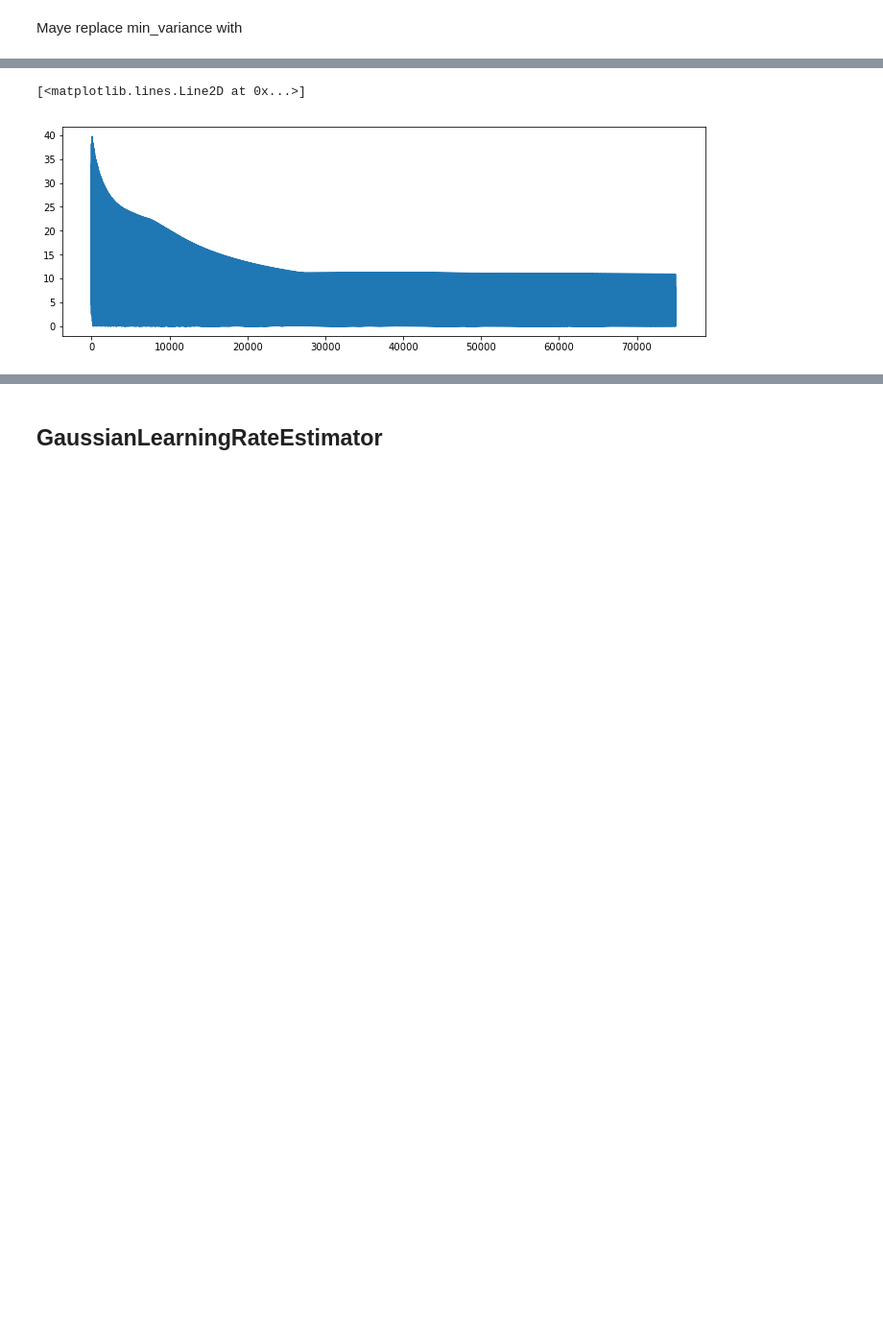
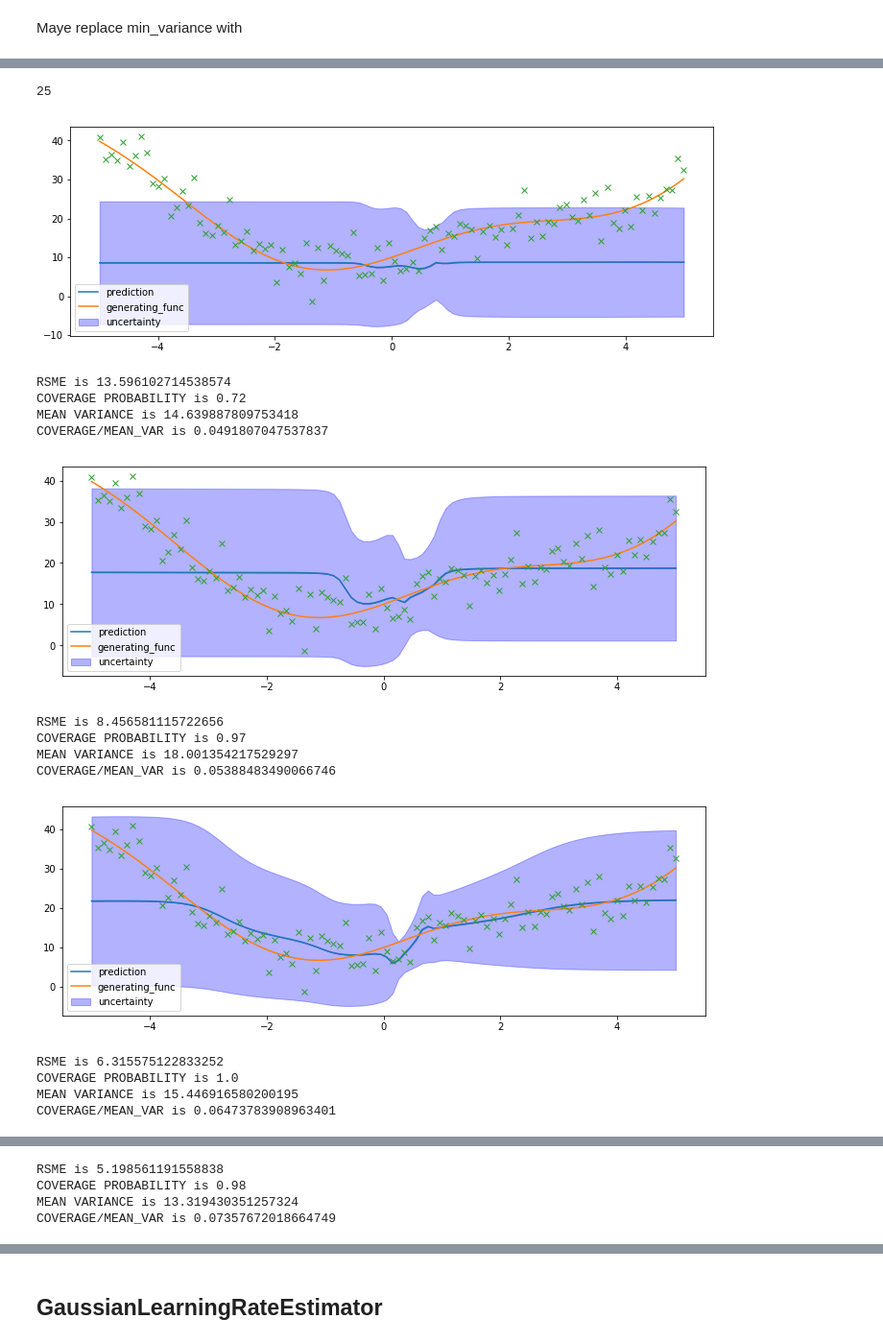
Before and after one commit to wooohoooo/Master-Thesis, a Jupyter notebook: Estimators_elaborate.ipynb, the cells around one changed output, grey strips where cells are left out. Shown at 96% size. Saved outputs shown, nothing was run; the diff lists cells and outputs as text; code cells hidden in the pictures; blank space fills up the shorter version.

```diff
--- a/Estimators_elaborate.ipynb
+++ b/Estimators_elaborate.ipynb
@@ -177,23 +179,3 @@ RSME is 22.714373114282253
 ## GaussianLossEstimator
 # %% [markdown]
 Maye replace min_variance with
-# %%
-gauss_error_list = []
-for i in range(num_eps):
-    #gauss.train(X,y)
-    errors = gauss.train_and_evaluate(X,y)
-    gauss_error_list += errors
-    #gauss_lr.train(X,y)
-    #vanilla.train(X,y)
-    if i%(num_eps/5) ==0:
-        gauss_preds = gauss.predict(X)
-        gauss_var = gauss.predict_var(X)
-
-        #lr_preds = gauss_lr.predict(X)
-        #lr_var = gauss_lr.predict_var(X)
-
-        #vanilla_preds = vanilla.predict(X)
-        plot_prediction(X,gauss_preds,sorted_index,gauss_var,generating_func=generate_sinoid)
-        plt.plot(X,y,'x')
-        plt.show()
-        evaluate_model(X,y,gauss_preds,var=gauss_var)
@@ -226,6 +182,23 @@ COVERAGE/MEAN_VAR is 0.09683795920231814
-# %%
-import numpy as np
-plt.plot(np.squeeze(gauss_error_list))
-# %% [output]
-[<matplotlib.lines.Line2D at 0x...>]
-[figure, removed]
+# %%
+num_eps
+# %% [output]
+25
+# %%
+errors = train_and_plot(gauss,X,y,sorted_index,generating_func=generate_sinoid,
+               num_eps=num_eps)
+# %% [output]
+[figure, added]
+RSME is 13.596102714538574
+COVERAGE PROBABILITY is 0.72
+MEAN VARIANCE is 14.639887809753418
+COVERAGE/MEAN_VAR is 0.0491807047537837
+[figure, added]
+RSME is 8.456581115722656
+COVERAGE PROBABILITY is 0.97
+MEAN VARIANCE is 18.001354217529297
+COVERAGE/MEAN_VAR is 0.05388483490066746
+[figure, added]
+RSME is 6.315575122833252
+COVERAGE PROBABILITY is 1.0
+MEAN VARIANCE is 15.446916580200195
+COVERAGE/MEAN_VAR is 0.06473783908963401
@@ -231,0 +206,4 @@ plt.plot(np.squeeze(gauss_error_list))
+RSME is 5.198561191558838
+COVERAGE PROBABILITY is 0.98
+MEAN VARIANCE is 13.319430351257324
+COVERAGE/MEAN_VAR is 0.07357672018664749
```
Also changed, not shown: parts of 25 cells of this notebook, 3 other files.
